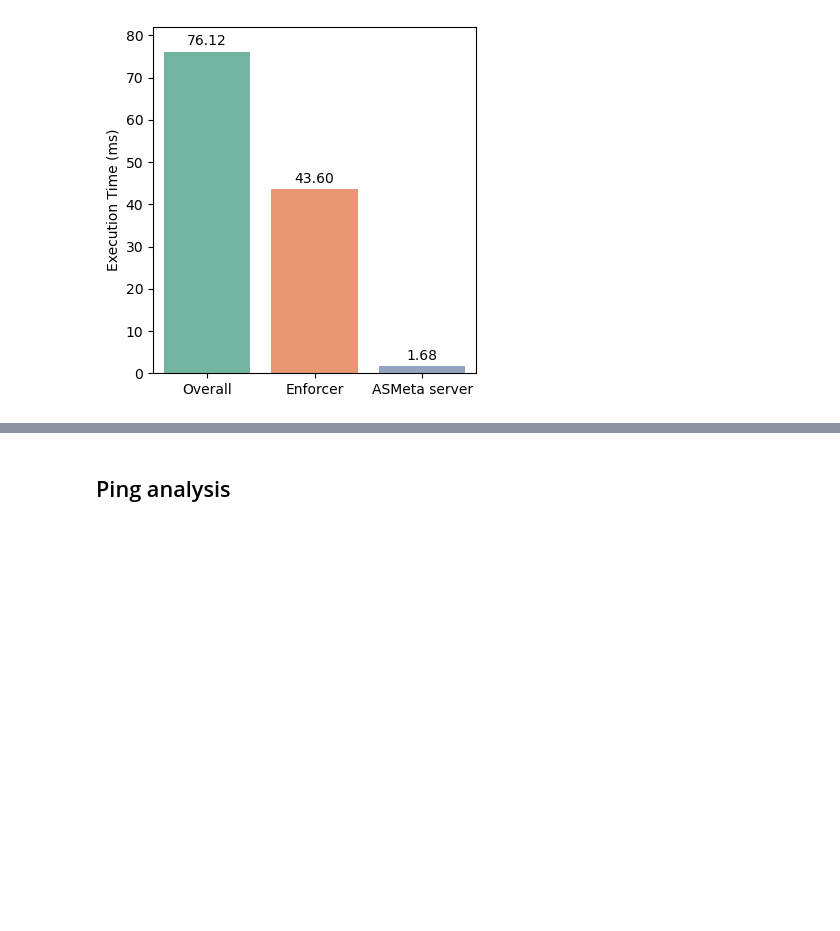
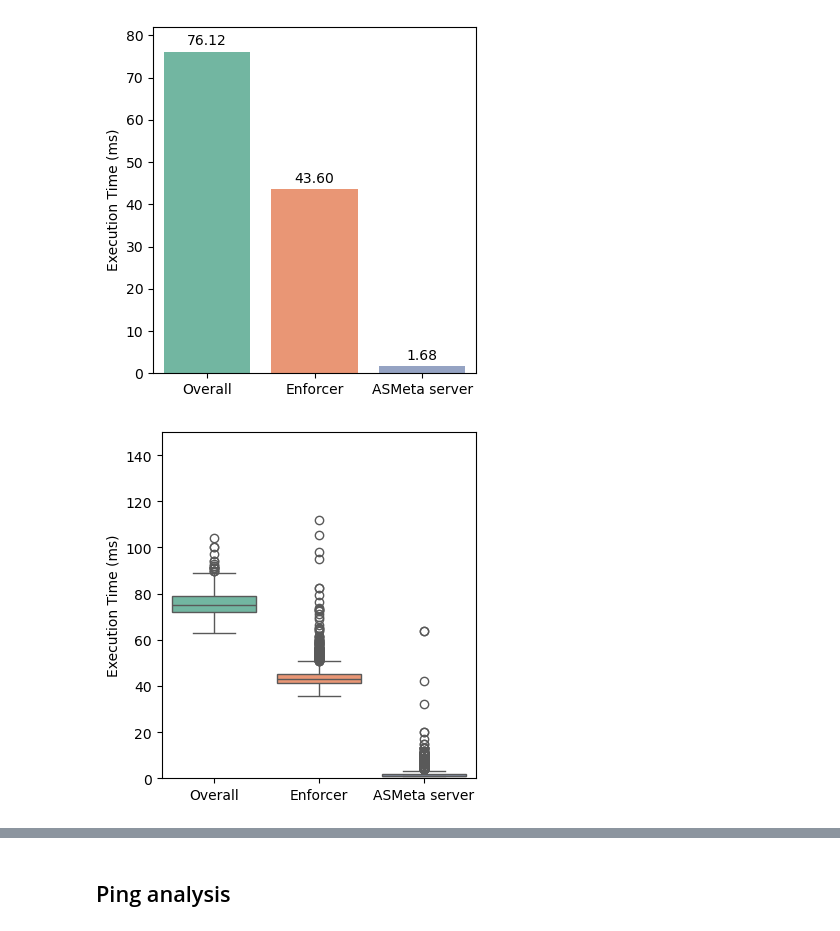
Before and after one commit to gssi-robotics/sleec-at-runtime, a Jupyter notebook: experiments/results/analysis/analysis.ipynb, the cells around one changed output, grey strips where cells are left out. Drawn from its saved outputs; the diff is of its cells as text; code cells hidden in the pictures; blank space fills up the shorter version.

```diff
--- a/experiments/results/analysis/analysis.ipynb
+++ b/experiments/results/analysis/analysis.ipynb
@@ -268,6 +345,38 @@ plt.tight_layout()
 plt.show()
 # %% [output]
 [figure]
+# %%
+df_box_violin_plot = pd.DataFrame({
+    "component": ["Overall"] * len(df["total_enforcement_time"])
+                 + ["Enforcer"] * len(df_enforcer_overhead["delay_ms"])
+                 + ["ASMeta server"] * len(df_asmeta_overhead["delay_ms"]),
+    "time": pd.concat([
+        df["total_enforcement_time"],
+        df_enforcer_overhead["delay_ms"],
+        df_asmeta_overhead["delay_ms"]
+    ], ignore_index=True)
+})
+
+# Crea il boxplot nello stesso stile del barplot originale
+plt.figure(figsize=(4, 4))
+ax = sns.boxplot(
+    data=df_box_violin_plot,
+    x="component",
+    y="time",
+    hue="component",
+    palette="Set2"
+)
+
+# Imposta limiti, etichette e stile coerente
+ax.set_ylim(0, 150)
+plt.xlabel("")
+plt.ylabel("Execution Time (ms)")
+# ax.legend_.remove()  # Rimuove la legenda ridondante
+
+plt.tight_layout()
+plt.show()
+# %% [output]
+[figure, added]
 # %%
 norm_values = [v / test_runner_mean for v in values]
 
```
Also changed, not shown: parts of 6 cells of this notebook.
